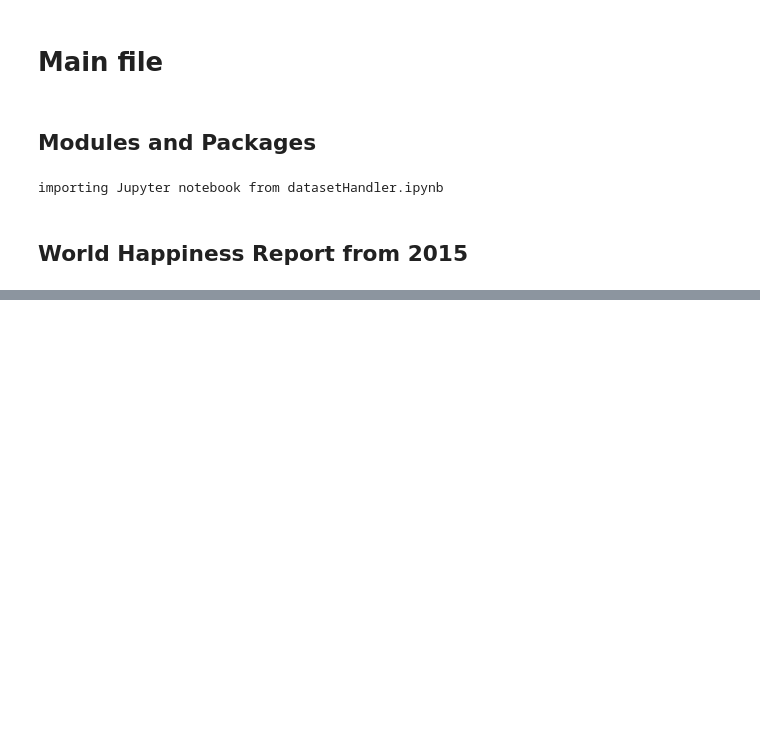
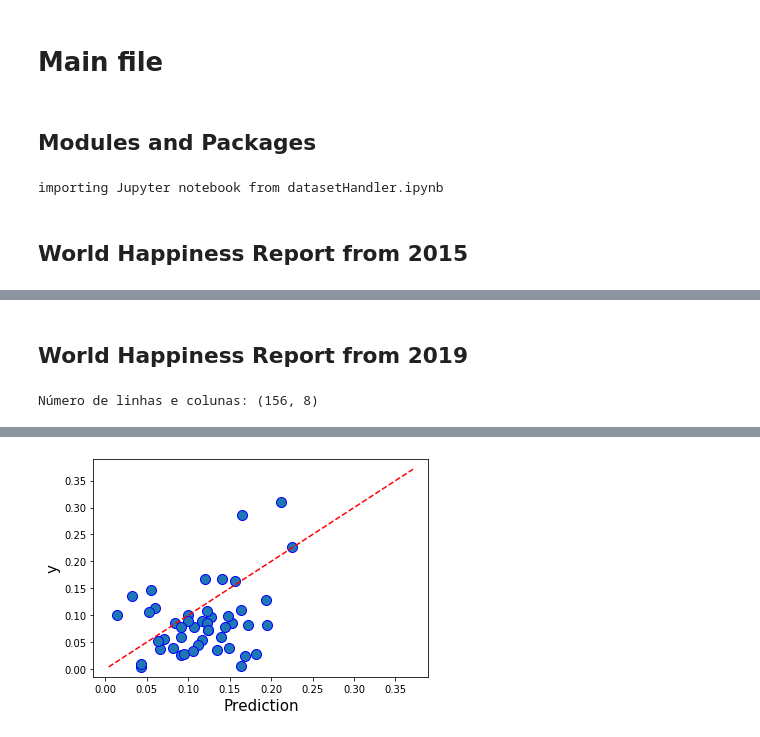
Before and after one commit to WebisD/DatasetAnalysisProject, a Jupyter notebook: main.ipynb, the cells around one changed output, grey strips where cells are left out. Drawn from its saved outputs; the diff is of its cells as text; code cells hidden in the pictures; blank space fills up the shorter version.

```diff
--- a/main.ipynb
+++ b/main.ipynb
@@ -55,0 +96,9 @@ Número de linhas e colunas: (157, 10)
+# %% [markdown]
+## World Happiness Report from 2019
+# %%
+data2019 = Dataset('datasets/whr_2019.csv')
+data2019.printSample()
+data2019.linearRegression()
+data2019.printRegressionGraph()
+# %% [output]
+Número de linhas e colunas: (156, 8)
@@ -55,0 +116 @@ Número de linhas e colunas: (157, 10)
+[figure, added]
```
Also changed, not shown: parts of 8 cells of this notebook, 2 other files.
